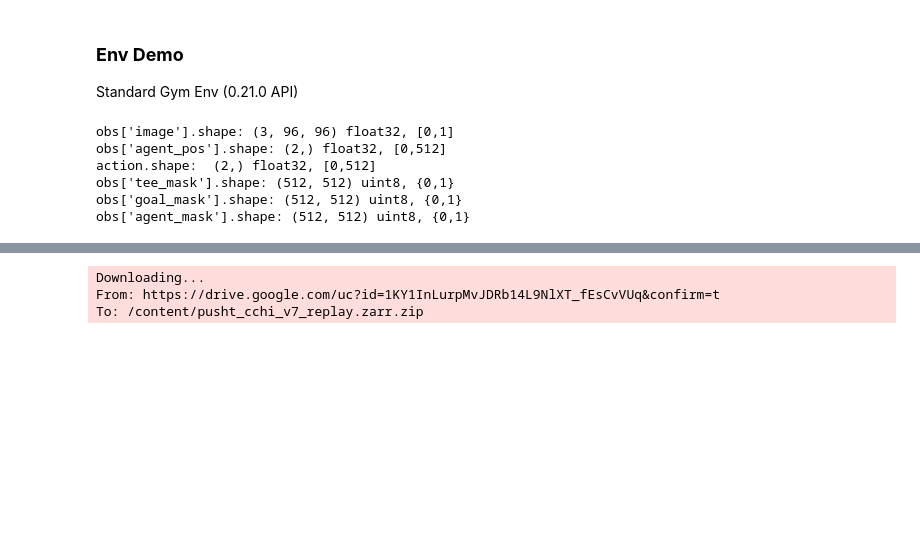
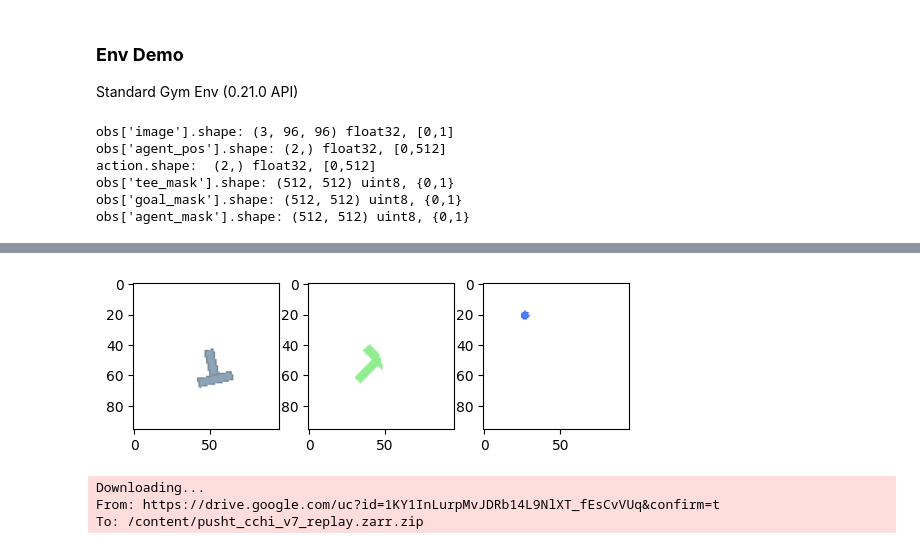
Before and after one commit to beautifulv0id/T-Push, a Jupyter notebook: diffusion_policy_vision_pusht_demo.ipynb, the cells around one changed output, grey strips where cells are left out. Drawn from its saved outputs; the diff is of its cells as text; code cells hidden in the pictures; blank space fills up the shorter version.

```diff
--- a/diffusion_policy_vision_pusht_demo.ipynb
+++ b/diffusion_policy_vision_pusht_demo.ipynb
@@ -678,3 +730,26 @@ obs['agent_mask'].shape: (512, 512) uint8, {0,1}
+# %%
+def get_masks(img):
+  img = cv2.cvtColor(img, cv2.COLOR_RGB2HSV)
+  object_mask = (img[:,:,1] < 0.5) & (img[:,:,2] < 0.8)
+  goal_mask = (img[:,:,0] >= 66) & (img[:,:,0] < 185) & (img[:,:,1] > 0.1) & (img[:,:,2] > 0.8)
+  robot_mask = (img[:,:,0] >= 185) & (img[:,:,0] < 256) & (img[:,:,1] > 0.1) & (img[:,:,2] > 0.8)
+  return object_mask, goal_mask, robot_mask
+# %%
+img = obs['image'].transpose(1,2,0)
+object_mask, goal_mask, robot_mask = get_masks(img)
+fig, axs = plt.subplots(ncols=3, nrows=1)
+object_mask_img = np.ones_like(img)
+object_mask_img[object_mask] = img[object_mask]
+goal_mask_img = np.ones_like(img)
+goal_mask_img[goal_mask] = img[goal_mask]
+robot_mask_img = np.ones_like(img)
+robot_mask_img[robot_mask] = img[robot_mask]
+axs[0].imshow(object_mask_img)
+axs[1].imshow(goal_mask_img)
+axs[2].imshow(robot_mask_img)
+plt.show()
+# %% [output]
+[figure, added]
 # %%
 #@markdown ### **Dataset**
 #@markdown
```
Also changed, not shown: parts of 3 cells of this notebook.
